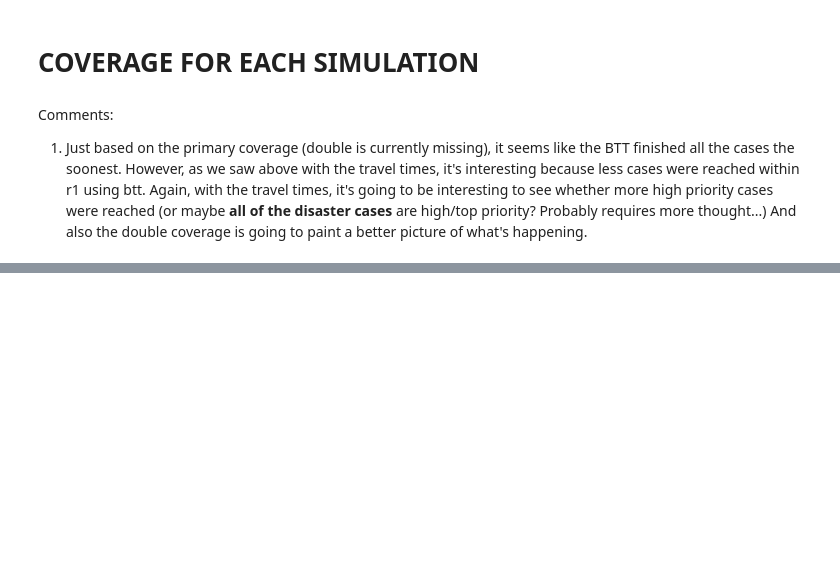
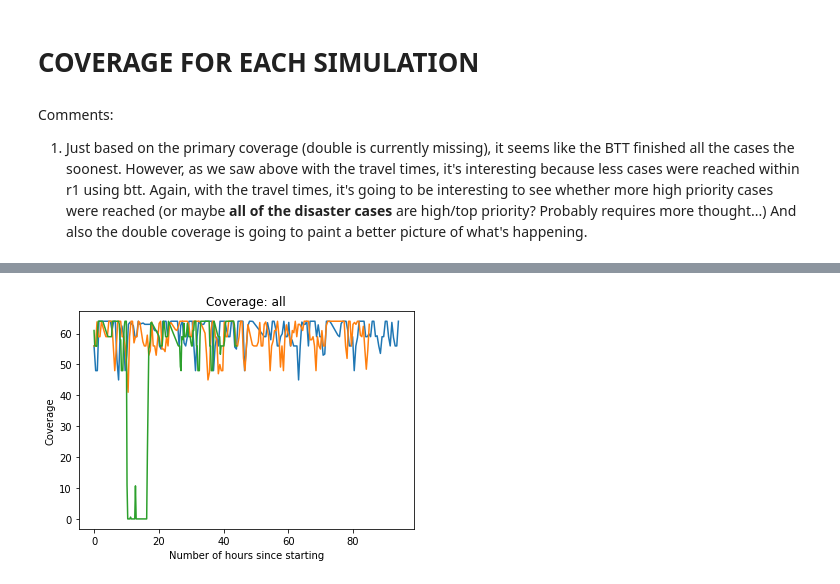
Before and after one commit to EMSTrack/Algorithms, a Jupyter notebook: rct-simulation-v3-everything.ipynb, the cells around one changed output, grey strips where cells are left out. Drawn from its saved outputs; the diff is of its cells as text; code cells hidden in the pictures; blank space fills up the shorter version.

Commit message:
Double coverage results\!

```diff
--- a/rct-simulation-v3-everything.ipynb
+++ b/rct-simulation-v3-everything.ipynb
@@ -583,0 +628,6 @@ for name, metric in metrics.items():
+# %%
+for name, metric in metrics.items():
+    if "best-travel" in name: draw_coverage_overlayed(metric, name)
+plt.show()
+# %% [output]
+[figure, added]
```
Also changed, not shown: parts of 18 cells of this notebook, 11 other files.
